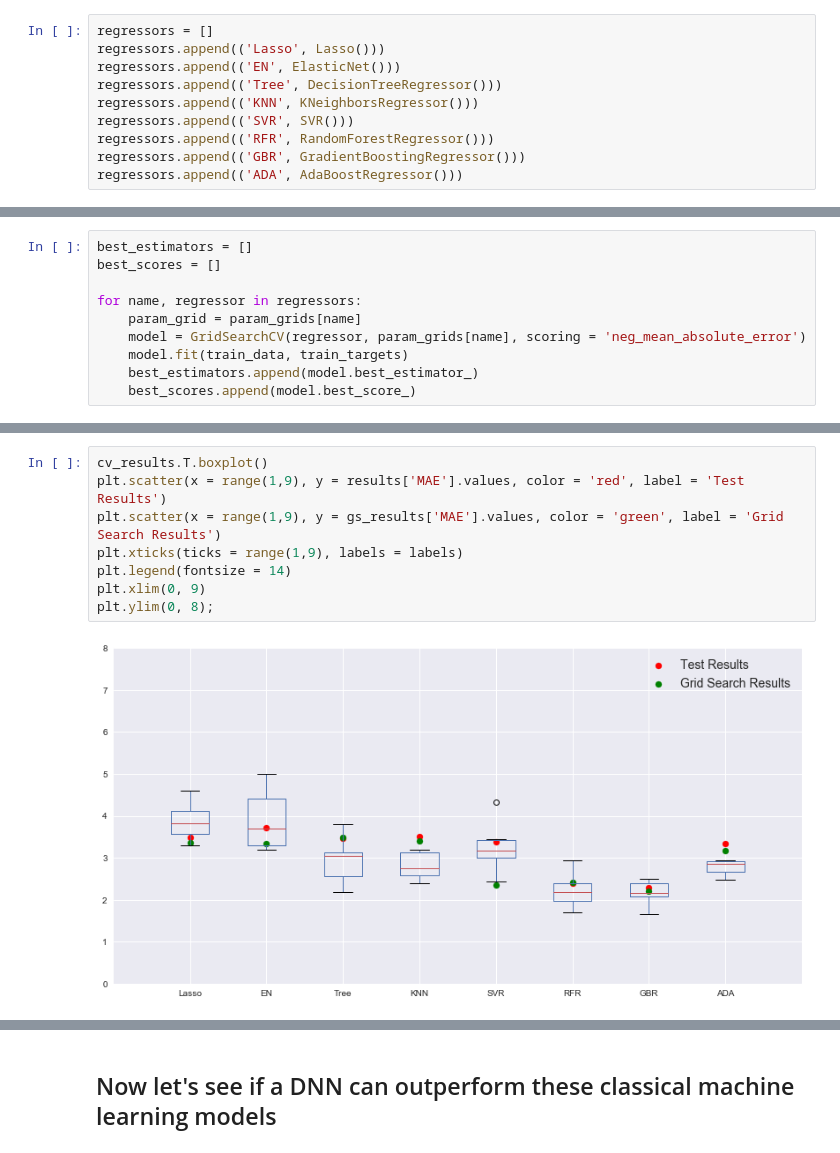
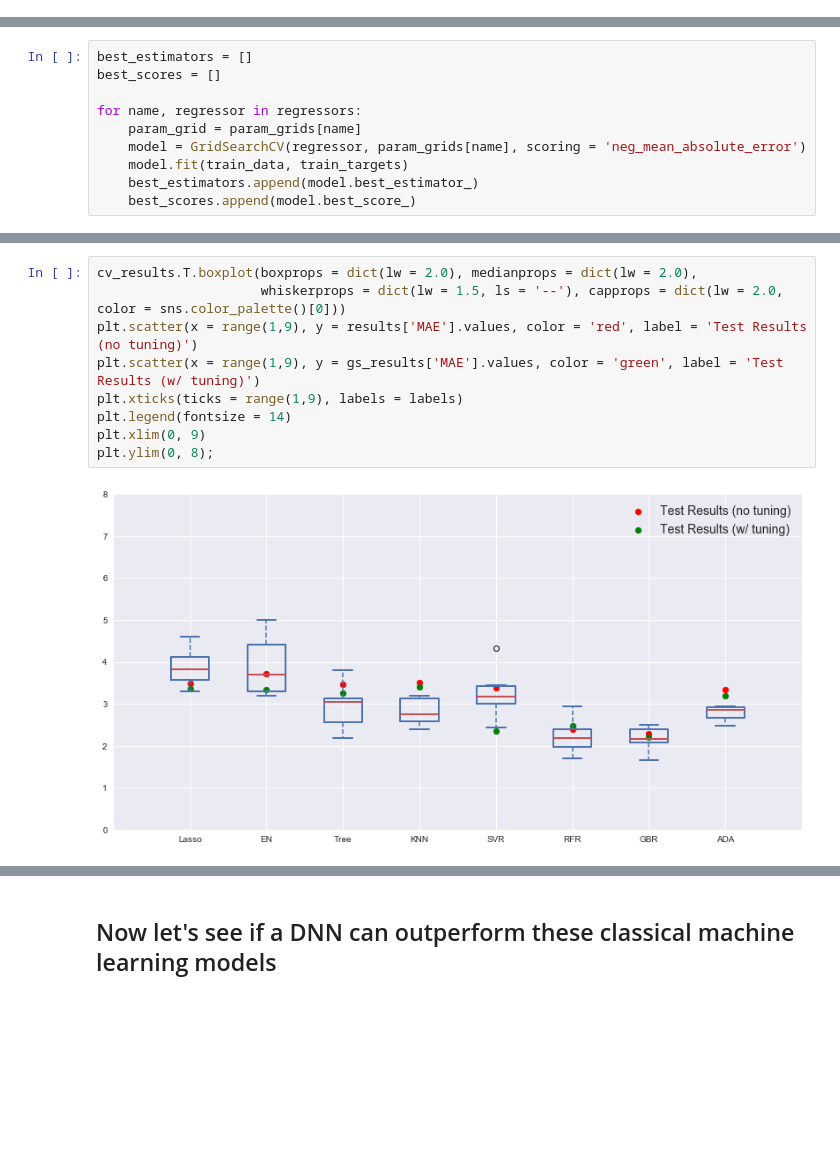
Before and after one commit to dominic-m/Data-Science-and-Machine-Learning-Portfolio, a Jupyter notebook: Boston Housing.ipynb, the cells around one changed output, grey strips where cells are left out. Saved outputs shown, nothing was run; the diff lists cells and outputs as text; blank space fills up the shorter version.

```diff
--- a/Boston Housing.ipynb
+++ b/Boston Housing.ipynb
@@ -288,16 +342,6 @@ Hyperparameter tuning to see if we can improve our results anymore...
 # %%
 import warnings
 warnings.filterwarnings('ignore')
-# %%
-regressors = []
-regressors.append(('Lasso', Lasso()))
-regressors.append(('EN', ElasticNet()))
-regressors.append(('Tree', DecisionTreeRegressor()))
-regressors.append(('KNN', KNeighborsRegressor()))
-regressors.append(('SVR', SVR()))
-regressors.append(('RFR', RandomForestRegressor()))
-regressors.append(('GBR', GradientBoostingRegressor()))
-regressors.append(('ADA', AdaBoostRegressor()))
 # %%
 param_grids = {}
 param_grids['Lasso'] = {'alpha' : np.arange(0.05, 5.0, 0.1)}
@@ -362,10 +406,11 @@ gs_results
 # %%
-cv_results.T.boxplot()
-plt.scatter(x = range(1,9), y = results['MAE'].values, color = 'red', label = 'Test Results')
-plt.scatter(x = range(1,9), y = gs_results['MAE'].values, color = 'green', label = 'Grid Search Results')
+cv_results.T.boxplot(boxprops = dict(lw = 2.0), medianprops = dict(lw = 2.0),
+                     whiskerprops = dict(lw = 1.5, ls = '--'), capprops = dict(lw = 2.0, color = sns.color_palette()[0]))
+plt.scatter(x = range(1,9), y = results['MAE'].values, color = 'red', label = 'Test Results (no tuning)')
+plt.scatter(x = range(1,9), y = gs_results['MAE'].values, color = 'green', label = 'Test Results (w/ tuning)')
 plt.xticks(ticks = range(1,9), labels = labels)
 plt.legend(fontsize = 14)
 plt.xlim(0, 9)
 plt.ylim(0, 8);
 # %% [output]
-[figure, old version]
+[figure, new version]
```
Also changed, not shown: parts of 43 cells of this notebook.
